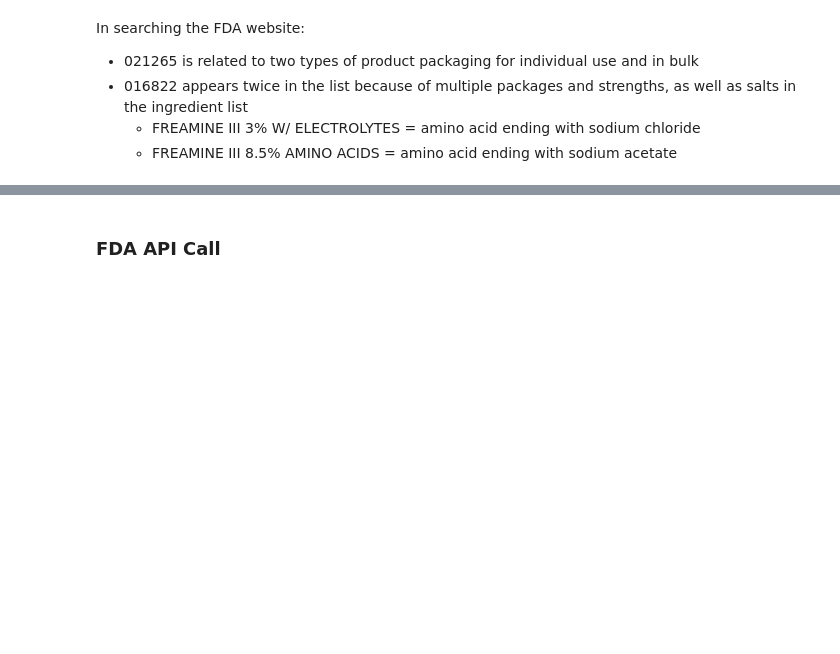
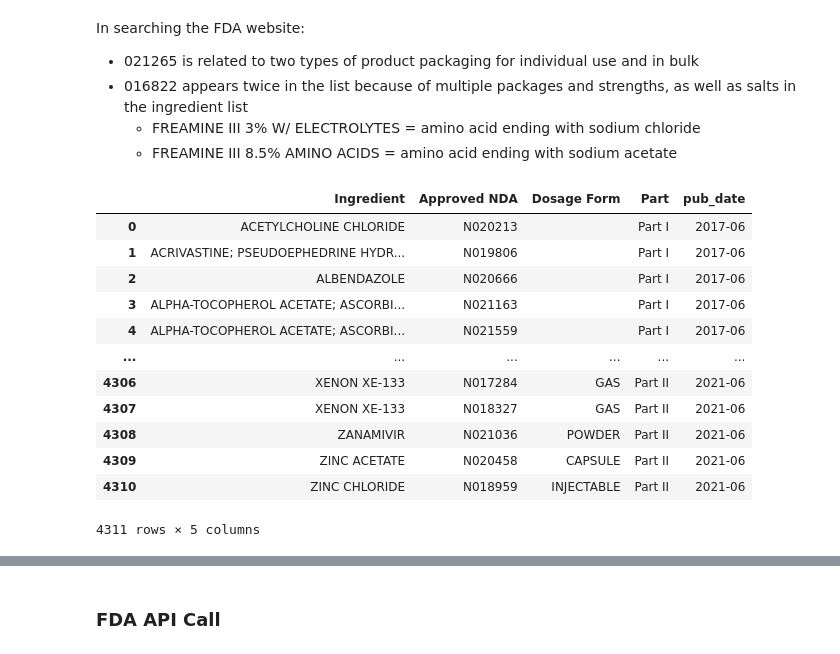
Before and after one commit to swatiyengar/OPOE, a Jupyter notebook: FDA_OPOE_Analysis.ipynb, the cells around one changed output, grey strips where cells are left out. Saved outputs shown, nothing was run; the diff lists cells and outputs as text; code cells hidden in the pictures; blank space fills up the shorter version.

```diff
--- a/FDA_OPOE_Analysis.ipynb
+++ b/FDA_OPOE_Analysis.ipynb
@@ -150,0 +266,16 @@ df_opoe = pd.read_excel('opoe_data/opoe_update_for_posting_2021_6.xlsx')
+# %%
+opoe0620 = pd.read_excel('opoe_data/opoe_update_2020_06_12_for_posting.xlsx')
+opoe0620['Part'] = 'Part I'
+opoe0620['pub_date'] = '2020-06'
+
+opoe0620p2 = pd.read_excel('opoe_data/opoe_update_2020_06_12_for_posting.xlsx', sheet_name = 1)
+opoe0620p2['Part'] = 'Part II'
+opoe0620p2['pub_date'] = '2020-06'
+# %%
+opoe1220 = pd.read_excel('opoe_data/opoe_update_for_posting_2020_12.xlsx')
+opoe1220['Part'] = 'Part I'
+opoe1220['pub_date'] = '2020-12'
+
+opoe1220p2 = pd.read_excel('opoe_data/opoe_update_for_posting_2020_12.xlsx', sheet_name = 1)
+opoe1220p2['Part'] = 'Part II'
+opoe1220p2['pub_date'] = '2020-12'
@@ -210,3 +352,23 @@ In searching the FDA website:
 - 016822 appears twice in the list because of multiple packages and strengths, as well as salts in the ingredient list
     - FREAMINE III 3% W/ ELECTROLYTES = amino acid ending with sodium chloride
     - FREAMINE III 8.5%	AMINO ACIDS	= amino acid ending with sodium acetate
+# %%
+# Merge all OPOE Datasets together
+dataframes = [opoe0617, opoe1217, opoe0618, opoe1218, opoe0619, opoe1219, opoe0620, opoe1220, opoe0621,opoe0617p2, opoe1217p2, opoe0618p2, opoe1218p2, opoe0619p2, opoe1219p2, opoe0620p2, opoe1220p2, opoe0621p2]
+opoe_merge = pd.concat(dataframes).reset_index(drop = True)
+# %%
+opoe_merge
+# %% [output]
+|  | Ingredient | Approved NDA | Dosage Form | Part | pub_date |
+| 0 | ACETYLCHOLINE CHLORIDE | N020213 |  | Part I | 2017-06 |
+| 1 | ACRIVASTINE; PSEUDOEPHEDRINE HYDR... | N019806 |  | Part I | 2017-06 |
+| 2 | ALBENDAZOLE | N020666 |  | Part I | 2017-06 |
+| 3 | ALPHA-TOCOPHEROL ACETATE; ASCORBI... | N021163 |  | Part I | 2017-06 |
+| 4 | ALPHA-TOCOPHEROL ACETATE; ASCORBI... | N021559 |  | Part I | 2017-06 |
+| ... | ... | ... | ... | ... | ... |
+| 4306 | XENON XE-133 | N017284 | GAS | Part II | 2021-06 |
+| 4307 | XENON XE-133 | N018327 | GAS | Part II | 2021-06 |
+| 4308 | ZANAMIVIR | N021036 | POWDER | Part II | 2021-06 |
+| 4309 | ZINC ACETATE | N020458 | CAPSULE | Part II | 2021-06 |
+| 4310 | ZINC CHLORIDE | N018959 | INJECTABLE | Part II | 2021-06 |
+4311 rows × 5 columns
```
Also changed, not shown: parts of 40 cells of this notebook, 3 other files.
